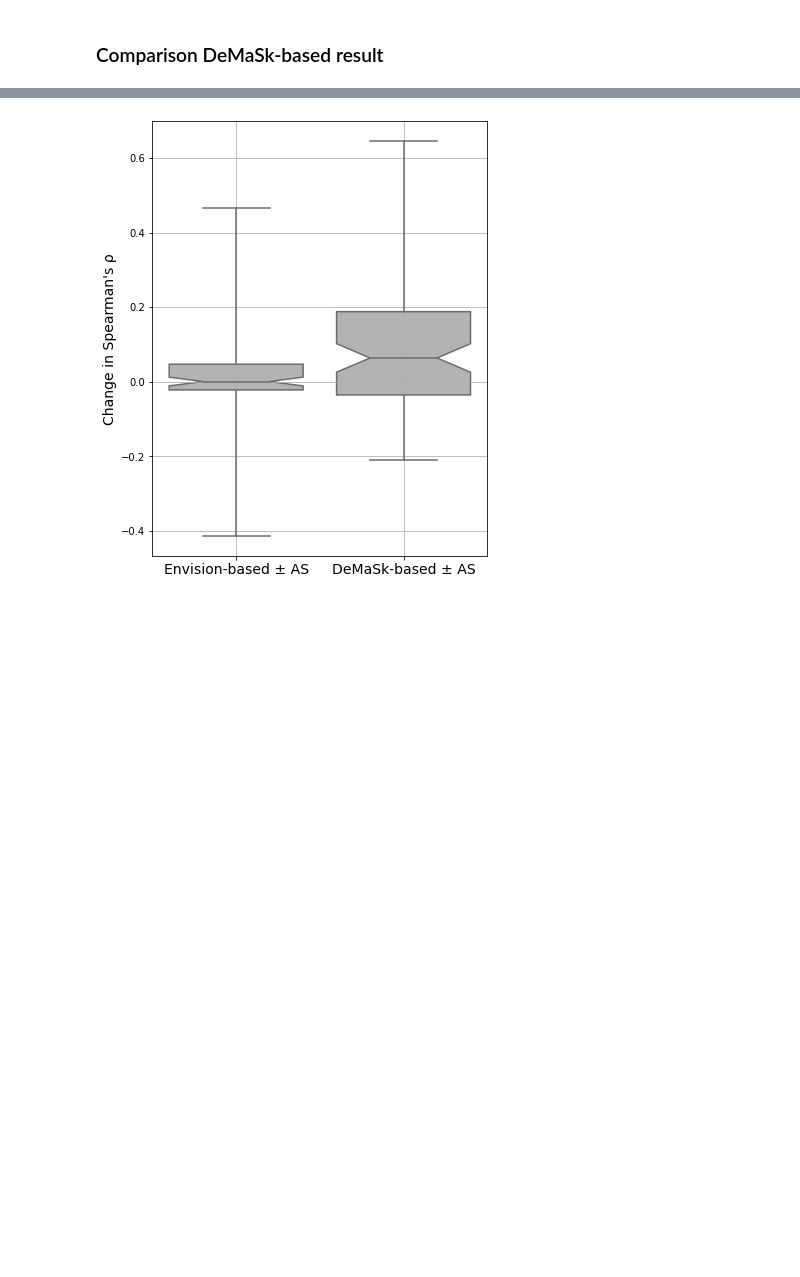
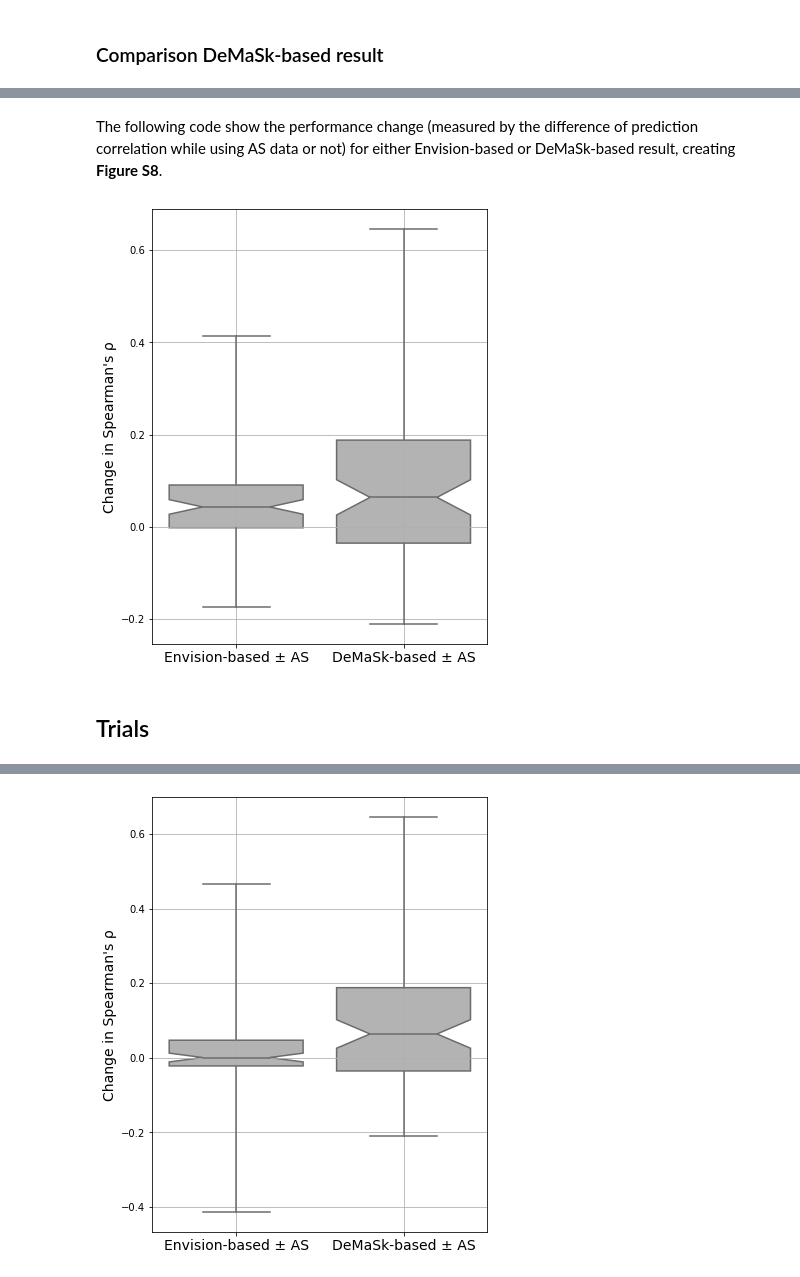
Before and after one commit to PapenfussLab/DMS_with_Alanine_scan, a Jupyter notebook: jupyter_code/P3_Alternative_modelling_options.ipynb, the cells around one changed output, grey strips where cells are left out. Saved outputs shown, nothing was run; the diff lists cells and outputs as text; code cells hidden in the pictures; blank space fills up the shorter version.

```diff
--- a/jupyter_code/P3_Alternative_modelling_options.ipynb
+++ b/jupyter_code/P3_Alternative_modelling_options.ipynb
@@ -496,0 +555,18 @@ for unip in dmsas_dem['uniprot_id'].unique():
+# %%
+def read_lopo_prediction_result(result_dir, target_proteins):
+    """Read leave-one-protein-out cross-validation results for using AS data or not.
+    """
+    results = dict()
+    for model in ['with_as', 'no_as']:
+        results[model] = pd.concat([pd.read_csv(f"{result_dir}{unip}_{model}_prediction.csv", index_col=0)
+                                    for unip in target_proteins])
+    pred_merge = pd.merge(results['with_as'], results['no_as'], on=["dmsa_id", "position", "aa2", "score"],
+                          validate="1:1", suffixes=["_ala", "_noala"], how='outer')
+    return pred_merge
+# %%
+#env_based_pred = read_lopo_prediction_result('../result/prediction/alternative_models/envision/full_envision/',
+#                                             dmsas_env.uniprot_id.unique())
+env_based_pred = read_lopo_prediction_result('/Users/fu.j/Documents/Spartan_Process/007_extrapolation/13_sel_env/13_09_improve/15_avail_comp/log/',
+                                             dmsas_env[dmsas_env['Ascan_score_avail']].uniprot_id.unique())
+dem_based_pred = read_lopo_prediction_result('../result/prediction/alternative_models/envision/demask_comparison/',
+                                             dmsas_env.uniprot_id.unique())
@@ -496,0 +578,16 @@ for unip in dmsas_dem['uniprot_id'].unique():
+# %%
+# Evaluate performance with Spearman's ρ on each DMS-AS pair.
+model_perform = []
+for model, pred_result in {'Envision-based ± AS': env_based_pred, 'DeMaSk-based ± AS': dem_based_pred}.items():
+    perf_with_as = ana.subgroup_spearmanr(pred_result, 'dmsa_id', 'score', 'pred_score_ala')
+    perf_no_as = ana.subgroup_spearmanr(pred_result, 'dmsa_id', 'score', 'pred_score_noala')
+    perf_merge = pd.merge(perf_with_as, perf_no_as[['rho']], left_index=True, right_index=True, validate="1:1",
+                          suffixes=["_ala", "_noala"], how='outer')
+    perf_merge['model'] = model
+    model_perform.append(perf_merge)
+model_perform = pd.concat(model_perform)
+
+# Post process.
+model_perform.rename(columns={'rho_ala': 'With AS', 'rho_noala': 'No AS'}, inplace=True)
+model_perform['diff_spear'] = model_perform['With AS'] - model_perform['No AS']
+model_perform = pd.merge(model_perform, data_info, left_index=True, right_on='dmsa_id', how='left', validate='m:1')
@@ -497,3 +597,20 @@ for unip in dmsas_dem['uniprot_id'].unique():
+# %% [markdown]
+The following code show the performance change (measured by the difference of prediction correlation while using AS data or not) for either Envision-based or DeMaSk-based result, creating __Figure S8__.
+# %%
+vis_data = model_perform[model_perform['Ascan_id'].notna()].query("dmsa_id not in @one_residue_filter")
+
+fig, ax = plt.subplots(1,1,figsize=(6, 8))
+fig.patch.set_facecolor('w')
+sns.boxplot(data=vis_data, x='model', y='diff_spear', color=(0.7,)*3, notch=True, whis=np.inf, ax=ax)
+ax.set_xticklabels(ax.get_xticklabels(), fontsize=14, rotation=0)
+ax.set_ylabel('Change in Spearman\'s ρ', fontsize=14)
+ax.set_xlabel('')
+ax.grid()
+plt.show()
+# %% [output]
+[figure, added]
+# %% [markdown]
+## Trials
 # %%
 def read_lopo_prediction_result(result_dir, target_proteins):
     """Read leave-one-protein-out cross-validation results for using AS data or not.
```
Also changed, not shown: parts of 156 cells of this notebook, 3 other files.
